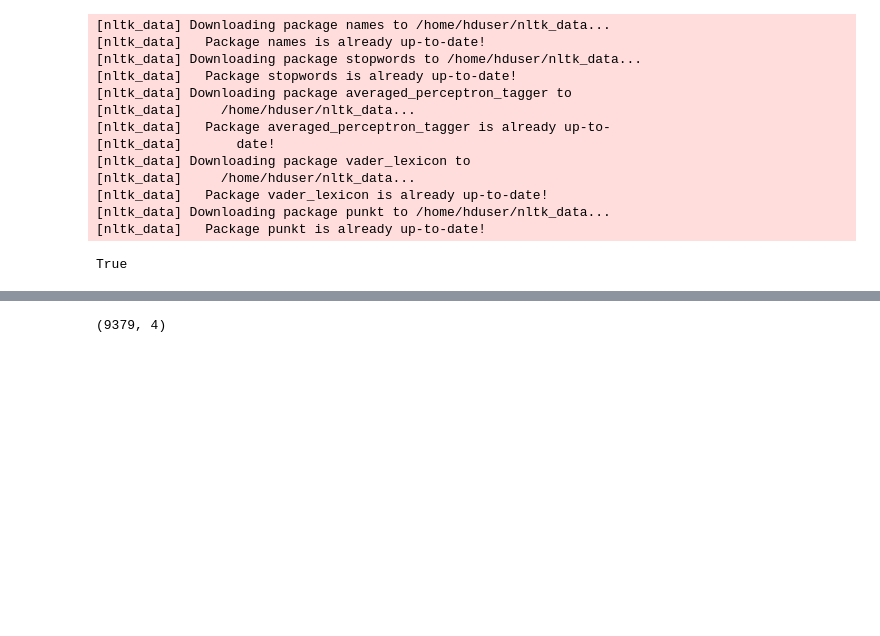
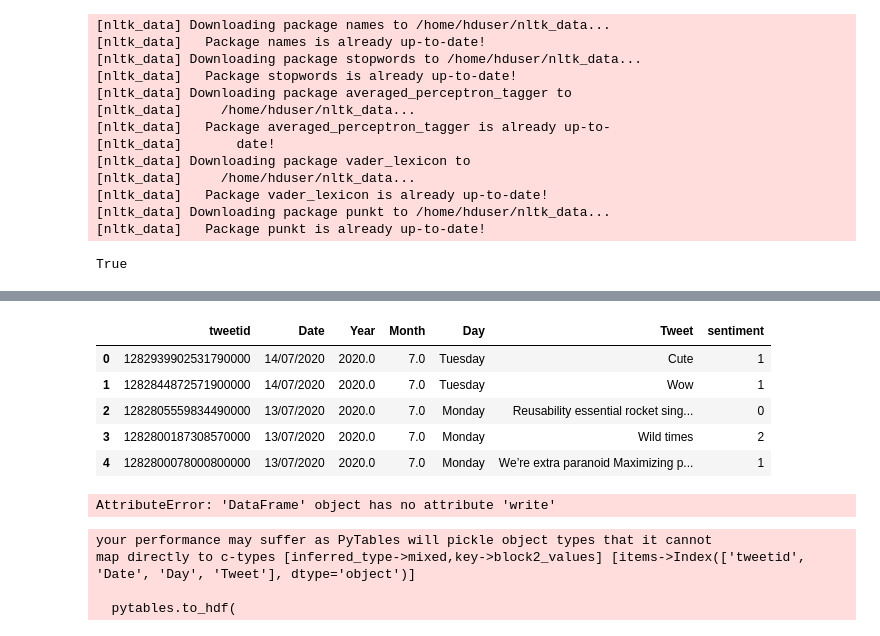
Before and after one commit to raku43/MSCS2, a Jupyter notebook: CA2.ipynb, the cells around one changed output, grey strips where cells are left out. Cells and saved outputs as stored; diff of their text form; code cells hidden in the pictures; blank space fills up the shorter version.

```diff
--- a/CA2.ipynb
+++ b/CA2.ipynb
@@ -200,5 +262,5 @@ df_clean_tweet
 # %%
-df_clean_tweet.rename(columns= {0:'tweetid' , 1:'Date',2:'Tweet',3:'sentiment'} ,inplace=True)
+df_clean_tweet.rename(columns= {0:'tweetid' , 1:'Date',2:'Year',3:'Month',4:'Day',5:'Tweet',6:'sentiment'} ,inplace=True)
 # %%
 df_clean_tweet.reset_index(drop=True,inplace=True)
 # %%
@@ -206,9 +268,23 @@ df_clean_tweet.reset_index(drop=True,inplace=True)
 # %%
 #pip install pandas==1.2.5 (2.0.0)
 # %%
-df_clean_tweet.shape
+df_clean_tweet.head()
 # %% [output]
-(9379, 4)
+|  | tweetid | Date | Year | Month | Day | Tweet | sentiment |
+| 0 | 1282939902531790000 | 14/07/2020 | 2020.0 | 7.0 | Tuesday | Cute | 1 |
+| 1 | 1282844872571900000 | 14/07/2020 | 2020.0 | 7.0 | Tuesday | Wow | 1 |
+| 2 | 1282805559834490000 | 13/07/2020 | 2020.0 | 7.0 | Monday | Reusability essential rocket sing... | 0 |
+| 3 | 1282800187308570000 | 13/07/2020 | 2020.0 | 7.0 | Monday | Wild times | 2 |
+| 4 | 1282800078000800000 | 13/07/2020 | 2020.0 | 7.0 | Monday | We’re extra paranoid Maximizing p... | 1 |
 # %%
 #Export the file to hadoop filesystem
-#clean_tweet.write.mode("append").csv("/user1")
+data.write.mode("append").csv("/user1")
+# %% [output]
+AttributeError: 'DataFrame' object has no attribute 'write'
+# %%
+df_clean_tweet.to_hdf('data.h5',key='df_clean_tweet',mode='w')
+# %% [output]
+your performance may suffer as PyTables will pickle object types that it cannot
+map directly to c-types [inferred_type->mixed,key->block2_values] [items->Index(['tweetid', 'Date', 'Day', 'Tweet'], dtype='object')]
+
+  pytables.to_hdf(
```
Also changed, not shown: parts of 15 cells of this notebook.
